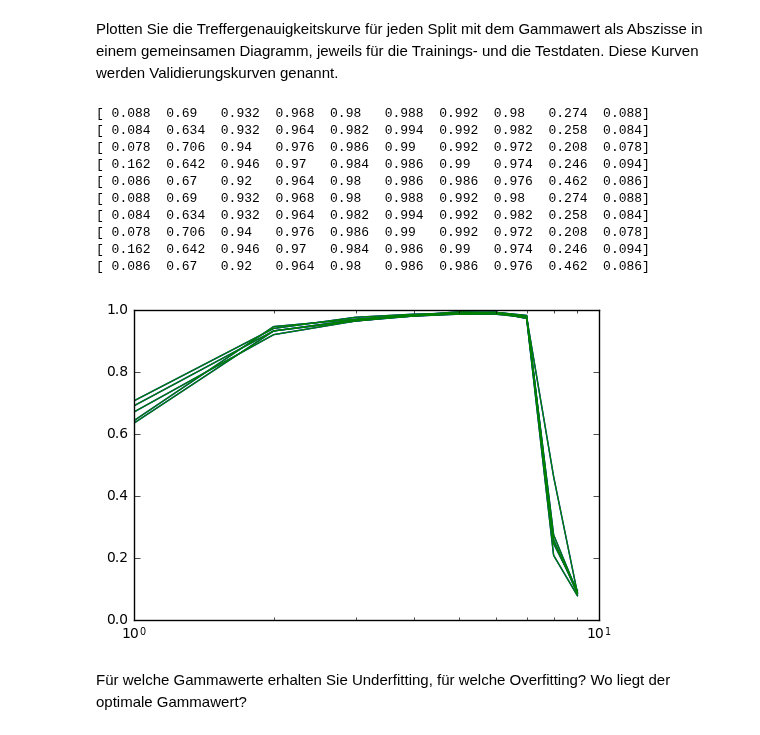
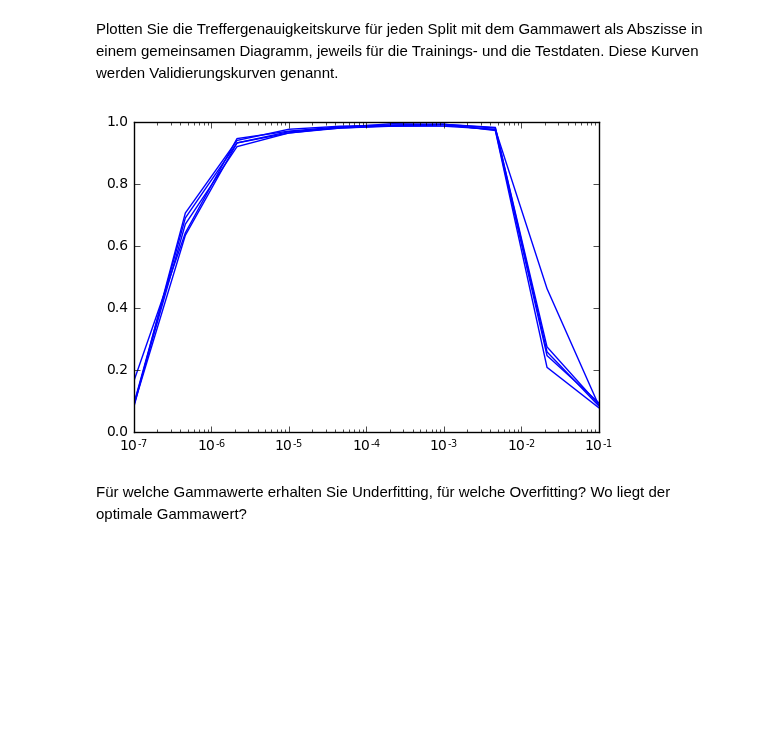
Before and after one commit to magoeke/htwg.machinelearning, a Jupyter notebook: 04/01_Supportvektormaschine.ipynb, the cells around one changed output. Drawn from its saved outputs; the diff is of its cells as text; code cells hidden in the pictures; blank space fills up the shorter version.

Commit message:
plotting curves is working; whats about test and training scores

```diff
--- a/04/01_Supportvektormaschine.ipynb
+++ b/04/01_Supportvektormaschine.ipynb
@@ -230,29 +251,25 @@ test_scores_gamma, training_scores_gamma
 # %% [markdown]
 Plotten Sie die Treffergenauigkeitskurve für jeden Split mit dem Gammawert als Abszisse in einem gemeinsamen Diagramm, jeweils für die Trainings- und die Testdaten. Diese Kurven werden Validierungskurven genannt.
 # %%
+training_curves=pd.DataFrame(data=training_scores_gamma, index = gammas)
+
+
 xlabs = [pow(10,i) for i in range(-7,0)]
 plt.xticks( xlabs )
 plt.xscale("log")
 
-for training_curve in np.transpose(training_scores_gamma):
-    print (training_curve)
-    plt.plot(training_curve, c="blue")
-for test_curve in np.transpose(test_scores_gamma):
-    print (test_curve)
-    plt.plot(test_curve, c="green")
+plt.plot(training_curves, c="blue")
+plt.plot(test_curves, c="green")
+
+#for training_curve in np.transpose(training_scores_gamma):
+#    print (training_curve)
+#    plt.plot(training_curve, c="blue")
+#for test_curve in np.transpose(test_scores_gamma):
+#    print (test_curve)
+#    plt.plot(test_curve, c="green")
 plt.show()
 # %% [output]
-[ 0.088  0.69   0.932  0.968  0.98   0.988  0.992  0.98   0.274  0.088]
-[ 0.084  0.634  0.932  0.964  0.982  0.994  0.992  0.982  0.258  0.084]
-[ 0.078  0.706  0.94   0.976  0.986  0.99   0.992  0.972  0.208  0.078]
-[ 0.162  0.642  0.946  0.97   0.984  0.986  0.99   0.974  0.246  0.094]
-[ 0.086  0.67   0.92   0.964  0.98   0.986  0.986  0.976  0.462  0.086]
-[ 0.088  0.69   0.932  0.968  0.98   0.988  0.992  0.98   0.274  0.088]
-[ 0.084  0.634  0.932  0.964  0.982  0.994  0.992  0.982  0.258  0.084]
-[ 0.078  0.706  0.94   0.976  0.986  0.99   0.992  0.972  0.208  0.078]
-[ 0.162  0.642  0.946  0.97   0.984  0.986  0.99   0.974  0.246  0.094]
-[ 0.086  0.67   0.92   0.964  0.98   0.986  0.986  0.976  0.462  0.086]
-[figure, old version]
+[figure, new version]
 # %% [markdown]
 Für welche Gammawerte erhalten Sie Underfitting, für welche Overfitting? Wo liegt der optimale Gammawert?
 # %% [markdown]
```
Also changed, not shown: parts of 2 cells of this notebook.
